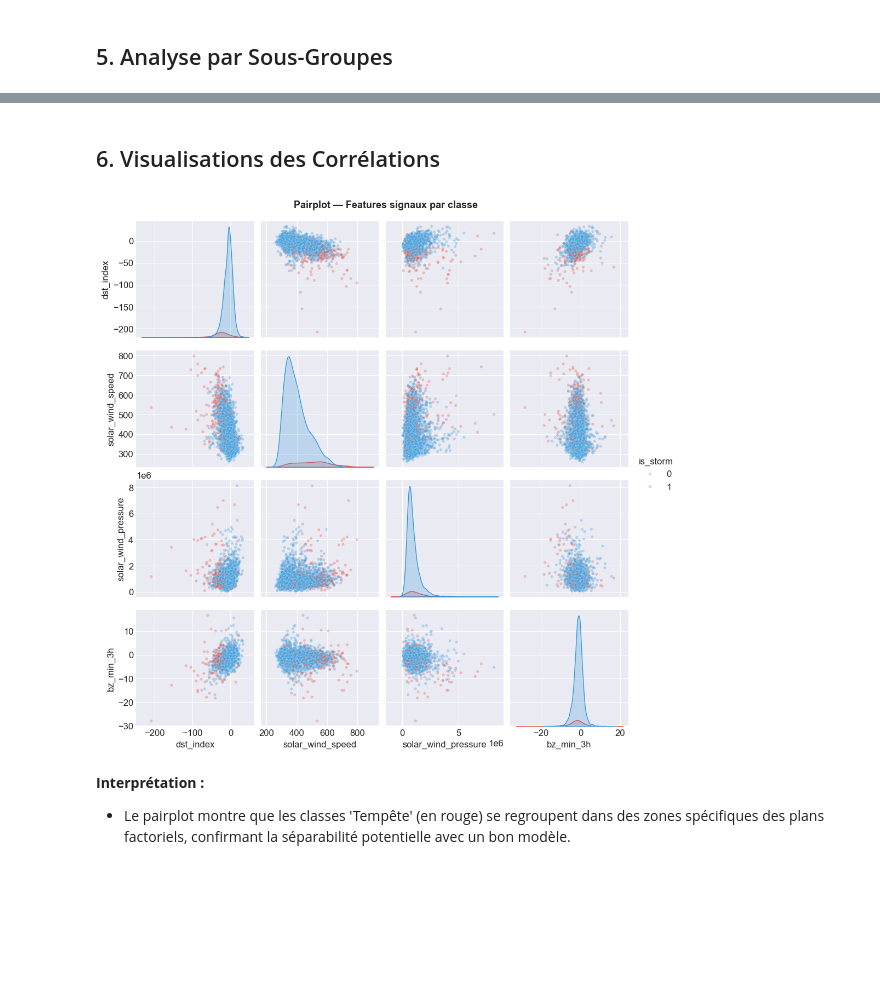
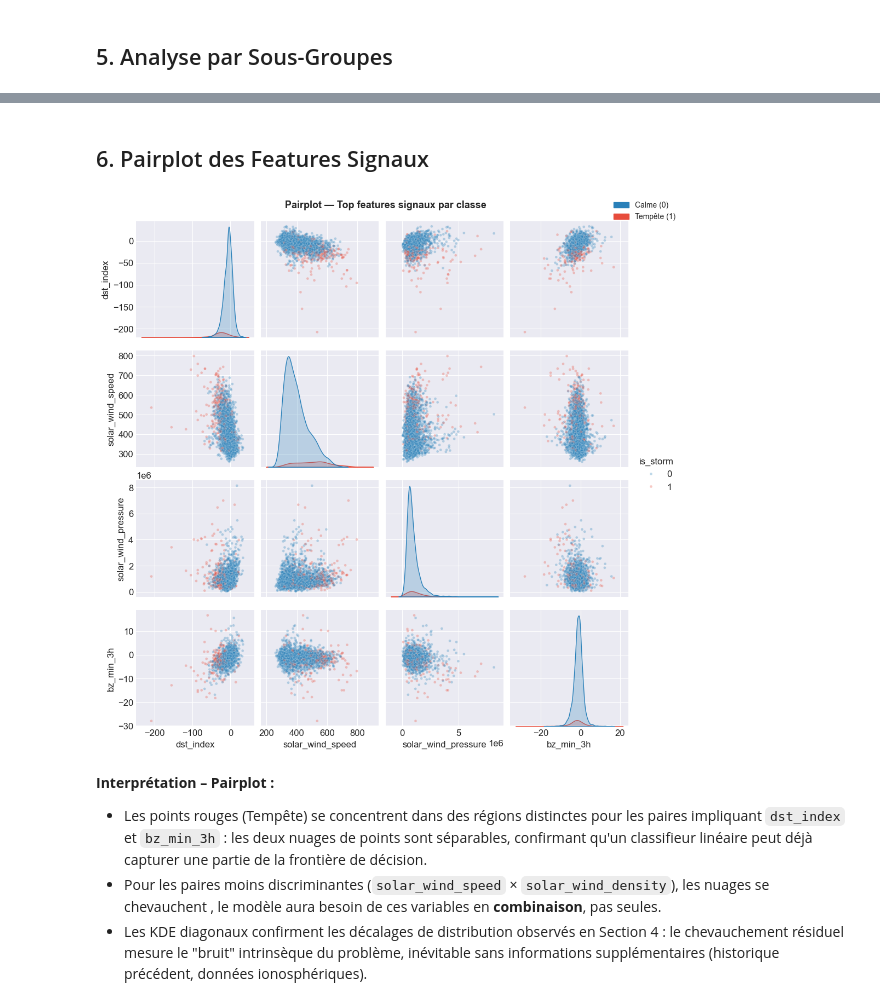
Before and after one commit to douae-rohand/PROJET_AURORAS, a Jupyter notebook: notebooks/02_eda.ipynb, the cells around one changed output, grey strips where cells are left out. Cells and saved outputs as stored; diff of their text form; code cells hidden in the pictures; blank space fills up the shorter version.

```diff
--- a/notebooks/02_eda.ipynb
+++ b/notebooks/02_eda.ipynb
@@ -492,0 +28,23 @@ for feat, r in signals.items():
+# %%
+import pandas as pd
+import numpy as np
+import matplotlib.pyplot as plt
+import matplotlib.patches as mpatches
+import seaborn as sns
+from scipy import stats
+import warnings
+warnings.filterwarnings('ignore')
+
+# ── Style global ──────────────────────────────────────────────────────────────
+plt.style.use('seaborn-v0_8-darkgrid')
+sns.set_palette('husl')
+plt.rcParams.update({'figure.figsize': (12, 5), 'font.size': 12, 'axes.titlepad': 12})
+
+# ── Palette projet ────────────────────────────────────────────────────────────
+COLOR_STORM = '#E74C3C'   # rouge  – classe tempête
+COLOR_CALM  = '#2980B9'   # bleu   – classe calme
+COLOR_MAIN  = '#1a237e'   # bleu nuit
+COLOR_ACC   = '#FF8C00'   # orange accent
+
+TARGET = 'is_storm'
+target = TARGET
@@ -640,23 +671,29 @@ plt.show()
 # %% [markdown]
-## 6. Visualisations des Corrélations
+## 6. Pairplot des Features Signaux
 # %%
-top_signals = corr_target[abs(corr_target) > 0.05].index.tolist()[:5]  # max 5 pour lisibilité
+top_signals = corr_target[abs(corr_target) > 0.05].index.tolist()[:5]
+
 if len(top_signals) >= 2:
     sample = df[top_signals + [target]].dropna().sample(min(3000, len(df)), random_state=42)
     g = sns.pairplot(
-        sample,
-        hue=target,
-        palette={0: '#3498DB', 1: '#E74C3C'},
-        plot_kws={'alpha': 0.3, 's': 15},
+        sample, hue=target,
+        palette={0: COLOR_CALM, 1: COLOR_STORM},
+        plot_kws={'alpha': 0.3, 's': 12},
         diag_kind='kde'
     )
-    g.fig.suptitle('Pairplot — Features signaux par classe', y=1.02, fontsize=13, fontweight='bold')
-    plt.savefig('../data/pairplot_signals.png', bbox_inches='tight')
+    g.fig.suptitle('Pairplot — Top features signaux par classe', y=1.02, fontsize=13, fontweight='bold')
+    # Légende lisible
+    handles = [mpatches.Patch(color=COLOR_CALM, label='Calme (0)'),
+               mpatches.Patch(color=COLOR_STORM, label='Tempête (1)')]
+    g.fig.legend(handles=handles, loc='upper right', fontsize=10)
+    plt.savefig('../data/pairplot_signals.png', bbox_inches='tight', dpi=120)
     plt.show()
 else:
-    print('Pas assez de features signaux pour un pairplot.')
+    print("Pas assez de features signaux (< 2) pour générer le pairplot.")
 # %% [output]
-[figure, old version]
+[figure, new version]
-# %% [markdown]
-**Interprétation :**
-- Le pairplot montre que les classes 'Tempête' (en rouge) se regroupent dans des zones spécifiques des plans factoriels, confirmant la séparabilité potentielle avec un bon modèle.
+# %% [markdown]
+**Interprétation – Pairplot :**
+- Les points rouges (Tempête) se concentrent dans des régions distinctes pour les paires impliquant `dst_index` et `bz_min_3h` : les deux nuages de points sont séparables, confirmant qu'un classifieur linéaire peut déjà capturer une partie de la frontière de décision.
+- Pour les paires moins discriminantes (`solar_wind_speed` × `solar_wind_density`), les nuages se chevauchent , le modèle aura besoin de ces variables en **combinaison**, pas seules.
+- Les KDE diagonaux confirment les décalages de distribution observés en Section 4 : le chevauchement résiduel mesure le "bruit" intrinsèque du problème, inévitable sans informations supplémentaires (historique précédent, données ionosphériques).
```
Also changed, not shown: parts of 80 cells of this notebook, 13 other files.
